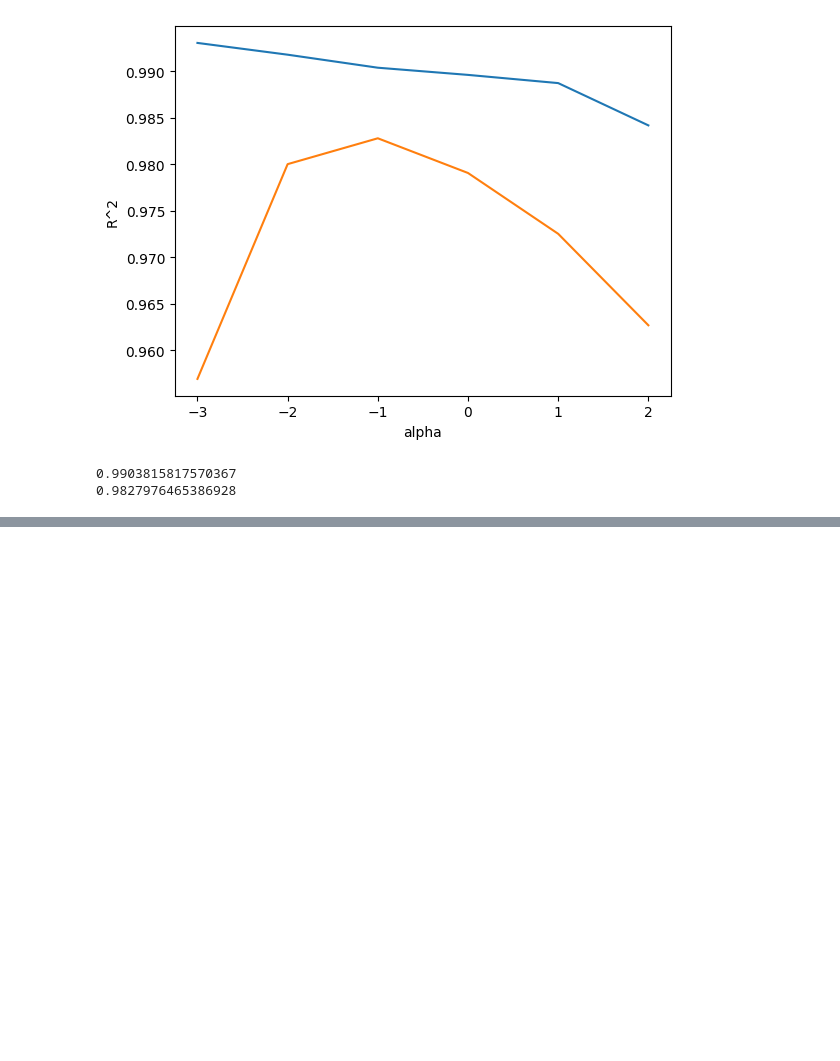
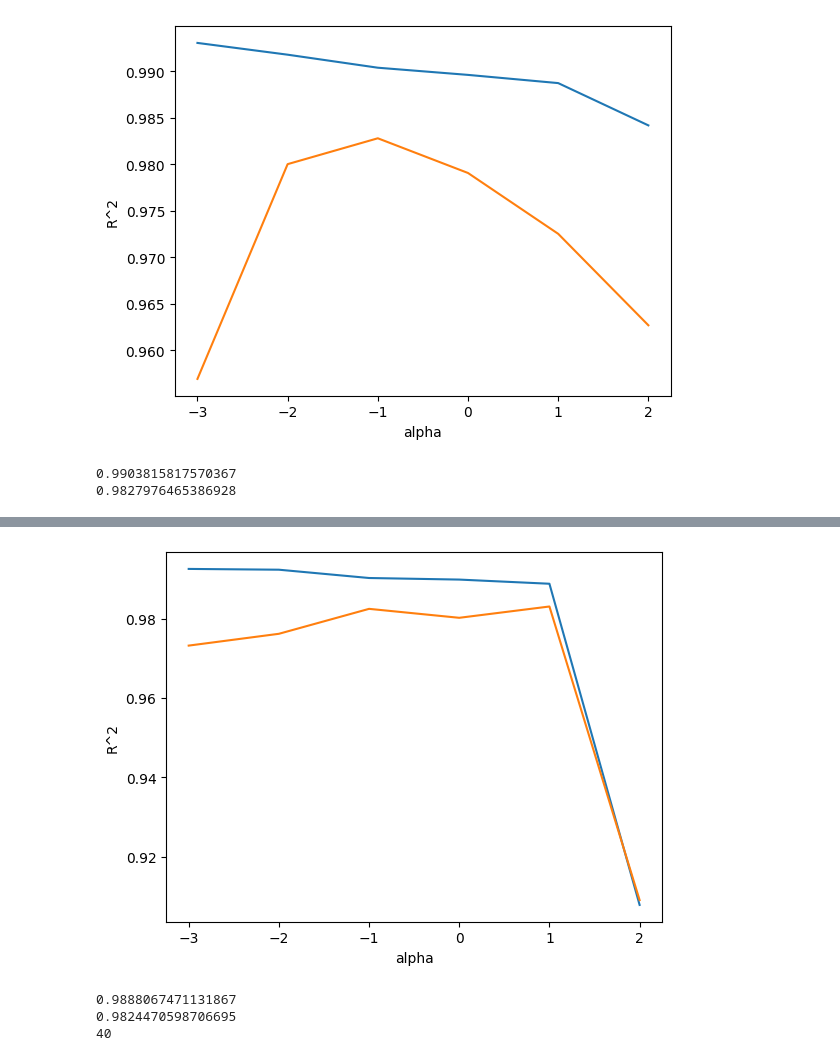
Before and after one commit to dkaskgkdua/ai_study, a Jupyter notebook: ai_test.ipynb, the cells around one changed output, grey strips where cells are left out. Cells and saved outputs as stored; diff of their text form; code cells hidden in the pictures; blank space fills up the shorter version.

```diff
--- a/ai_test.ipynb
+++ b/ai_test.ipynb
@@ -778,0 +784,77 @@ print(ridge.score(test_scaled, test_target))
+# %%
+import matplotlib.pyplot as plt
+from sklearn.linear_model import Lasso
+from sklearn.preprocessing import StandardScaler
+import pandas as pd
+from sklearn.model_selection import train_test_split
+from sklearn.preprocessing import PolynomialFeatures
+from sklearn.linear_model import LinearRegression
+import numpy as np
+
+df = pd.read_csv('https://bit.ly/perch_csv_data')
+perch_full = df.to_numpy()
+
+perch_weight = np.array(
+    [5.9, 32.0, 40.0, 51.5, 70.0, 100.0, 78.0, 80.0, 85.0, 85.0, 110.0,
+       115.0, 125.0, 130.0, 120.0, 120.0, 130.0, 135.0, 110.0, 130.0,
+       150.0, 145.0, 150.0, 170.0, 225.0, 145.0, 188.0, 180.0, 197.0,
+       218.0, 300.0, 260.0, 265.0, 250.0, 250.0, 300.0, 320.0, 514.0,
+       556.0, 840.0, 685.0, 700.0, 700.0, 690.0, 900.0, 650.0, 820.0,
+       850.0, 900.0, 1015.0, 820.0, 1100.0, 1000.0, 1100.0, 1000.0,
+       1000.0]
+                        )
+
+train_input, test_input, train_target, test_target = train_test_split(perch_full, perch_weight, random_state=42)
+
+poly = PolynomialFeatures(include_bias=False)
+poly.fit(train_input)
+train_poly = poly.transform(train_input)
+poly.get_feature_names_out()
+
+test_poly = poly.transform(test_input)
+
+lr = LinearRegression()
+lr.fit(train_poly, train_target)
+
+# 특성을 더 추가
+poly = PolynomialFeatures(degree=5, include_bias=False)
+poly.fit(train_input)
+train_poly = poly.transform(train_input)
+test_poly = poly.transform(test_input)
+
+ss = StandardScaler()
+ss.fit(train_poly)
+train_scaled = ss.transform(train_poly)
+test_scaled = ss.transform(test_poly)
+
+train_score = []
+test_score = []
+
+alpha_list = [0.001, 0.01, 0.1, 1, 10, 100]
+for alpha in alpha_list:
+  # 라쏘 모델 생성
+  lasso = Lasso(alpha=alpha, max_iter=10000)
+  # 라쏘 모델을 훈련합니다
+  lasso.fit(train_scaled, train_target)
+  # 훈련 점수와 테스트 점수를 저장합니다.
+  train_score.append(lasso.score(train_scaled, train_target))
+  test_score.append(lasso.score(test_scaled, test_target))
+
+
+plt.plot(np.log10(alpha_list), train_score)
+plt.plot(np.log10(alpha_list), test_score)
+plt.xlabel('alpha')
+plt.ylabel('R^2')
+plt.show()
+
+lasso = Lasso(alpha=10)
+lasso.fit(train_scaled, train_target)
+print(lasso.score(train_scaled, train_target))
+print(lasso.score(test_scaled, test_target))
+
+print(np.sum(lasso.coef_ == 0))
+# %% [output]
+[figure, added]
+0.9888067471131867
+0.9824470598706695
+40
```
Also changed, not shown: parts of 3 cells of this notebook.
